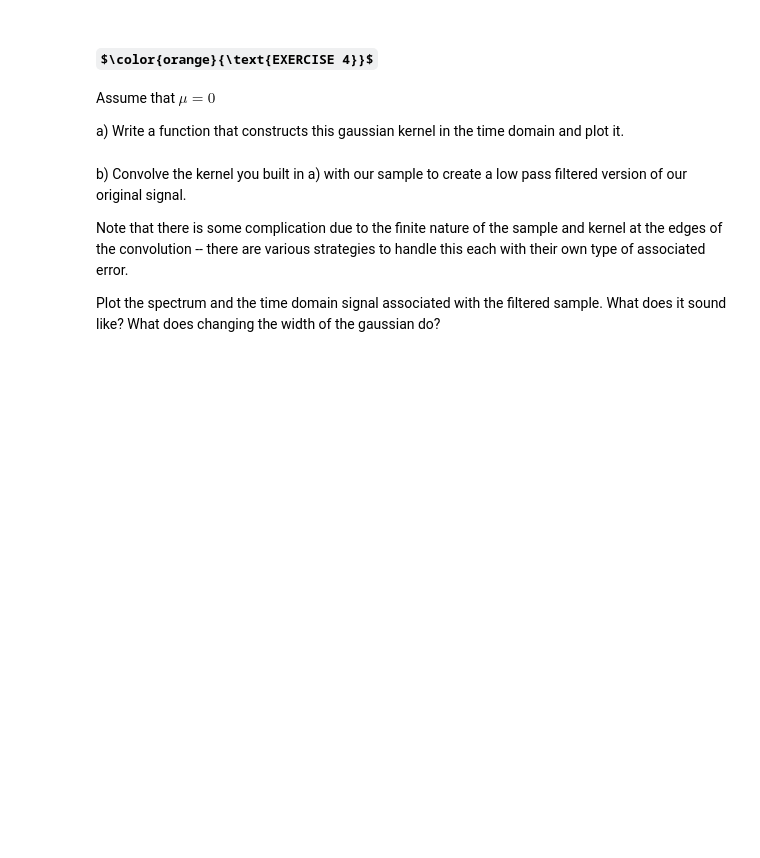
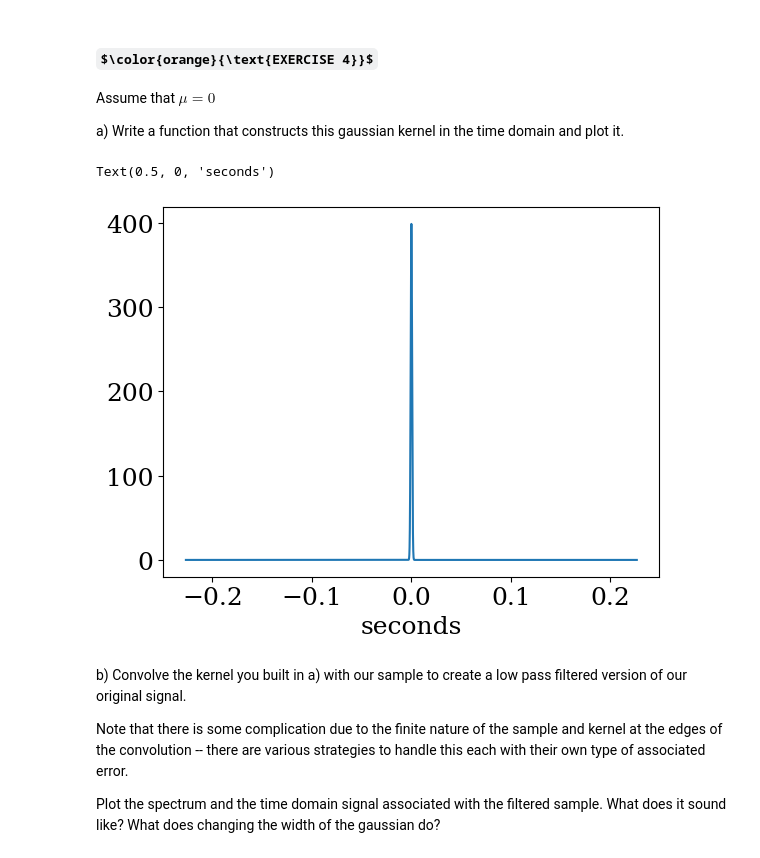
Before and after one commit to raran314/filamentFields, a Jupyter notebook: audio_analysis/audio_analysis_and_fourier_transforms_STUDENT.ipynb, the cells around one changed output. Saved outputs shown, nothing was run; the diff lists cells and outputs as text; code cells hidden in the pictures; some formulas as TeX source; blank space fills up the shorter version.

```diff
--- a/audio_analysis/audio_analysis_and_fourier_transforms_STUDENT.ipynb
+++ b/audio_analysis/audio_analysis_and_fourier_transforms_STUDENT.ipynb
@@ -210,25 +212,27 @@ a) Write a function that constructs this gaussian kernel in the time domain and
 # %%
 # Finish this function.
 def gaussian_filter(x, mean, std, normalize=True):
   """Returns values of gaussian with given mean and std."""
 
-  ## YOUR CODE HERE
-
-  return  ### GAUSSIAN
+  g = (1/(std * np.sqrt(2*np.pi))) * np.exp(-(x-mean)**2 / (std**2))
+  return  g
 
 # Define Standard deviation in seconds:
 std = .001
 
 # Construct filter.
 x = np.arange(-5000, 5000) * dt # time steps
 filter=gaussian_filter(x, 0, std)
 
 # Filter power. (to check normalization)
 filter_power = np.sum(filter ** 2 )
 
 # Plot.
 plt.plot(x, filter)
 plt.xlabel("seconds")
+# %% [output]
+Text(0.5, 0, 'seconds')
+[figure, added]
 # %% [markdown]
 b) Convolve the kernel you built in a) with our sample to create a low pass filtered version of our original signal.
 
```
Also changed, not shown: parts of 1 cell of this notebook.
